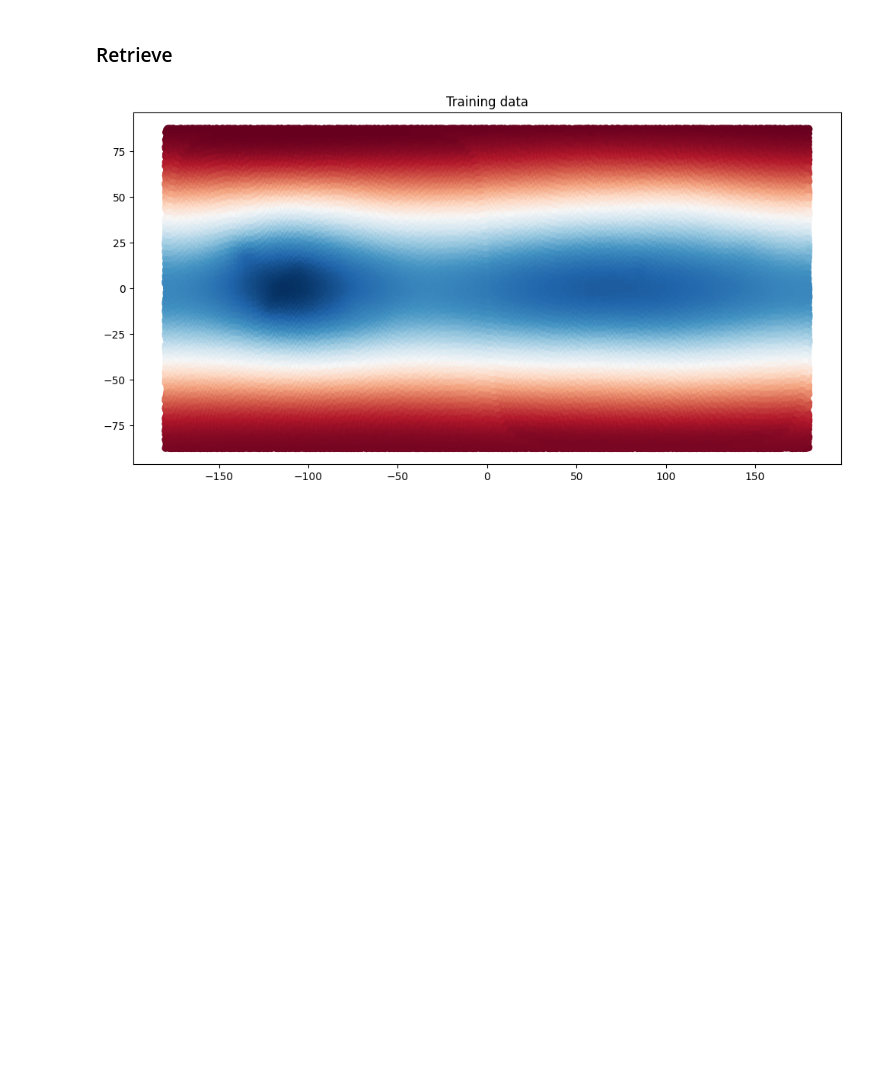
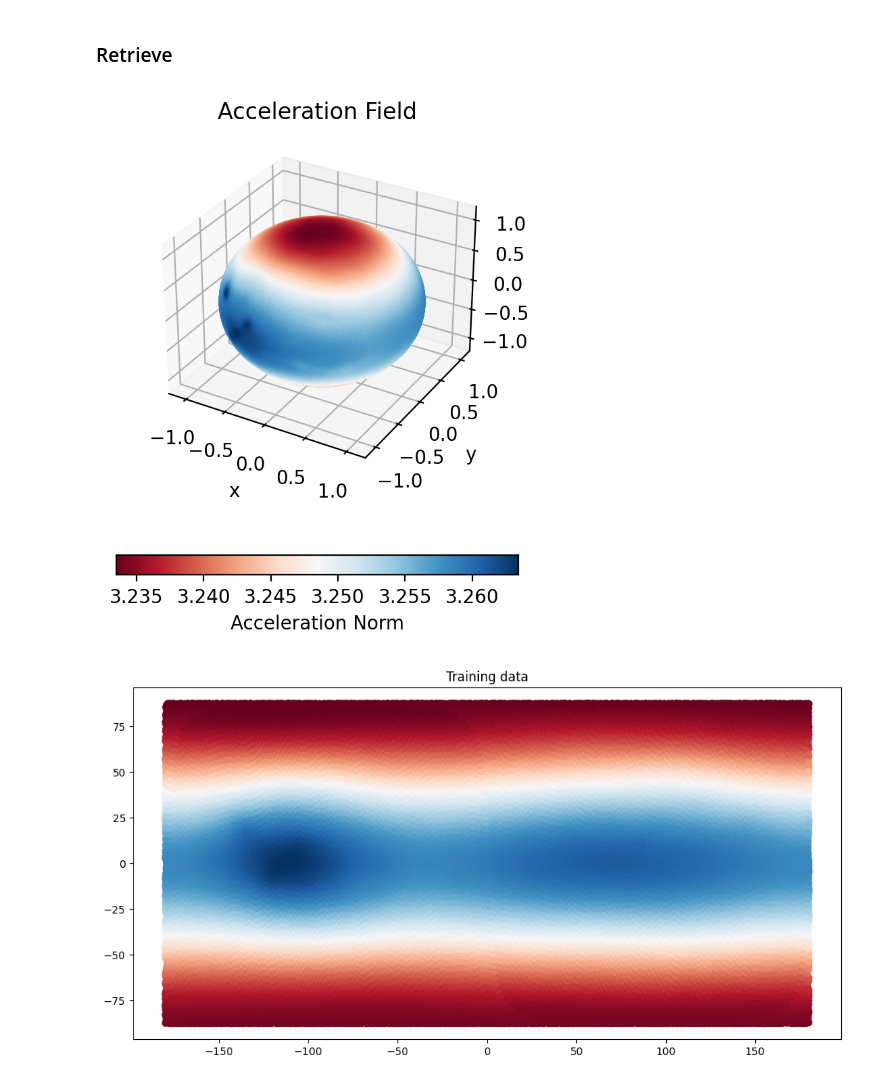
Before and after one commit to TheoHanon/GravityHerglotzNet, a Jupyter notebook: Case2_MRO_circular_orbit_HNET.ipynb, the cells around one changed output. Drawn from its saved outputs; the diff is of its cells as text; code cells hidden in the pictures; blank space fills up the shorter version.

```diff
--- a/Case2_MRO_circular_orbit_HNET.ipynb
+++ b/Case2_MRO_circular_orbit_HNET.ipynb
@@ -167,6 +167,35 @@ grid_est_file = "pot_pred"
 sph_coords_test, pot_pred = scripts.read_msr_grid(
     os.path.join(out_path, grid_est_file + ".pkl")
 )
+# %%
+r   = sph_coords_train[:, 0]
+th  = sph_coords_train[:, 1]  # colatitude in radians
+phi = sph_coords_train[:, 2]
+
+x = r * np.sin(th) * np.cos(phi)
+y = r * np.sin(th) * np.sin(phi)
+z = r * np.cos(th)
+
+fig = plt.figure(dpi=200)
+ax = fig.add_subplot(111, projection='3d')
+
+sc = ax.scatter(
+    x/r_0, y/r_0, z/r_0,
+    c=np.linalg.norm(acc_train, axis=1),
+    cmap="RdBu"
+)
+ax.set_xlabel('x')
+ax.set_ylabel('y')
+ax.set_zlabel('z')
+plt.title("Acceleration Field")
+
+cbar = fig.colorbar(sc, ax=ax, shrink=0.6, orientation="horizontal")
+cbar.set_label("Acceleration Norm")
+
+
+plt.show()
+# %% [output]
+[figure, added]
 # %%
 fig = plt.figure(figsize=(12, 6))
 scripts.plot_sphere_scatter(pot_train, lon = sph_coords_train[:, 2], colat = sph_coords_train[:, 1], fig = fig)
```
Also changed, not shown: parts of 9 cells of this notebook, 13 other files.
